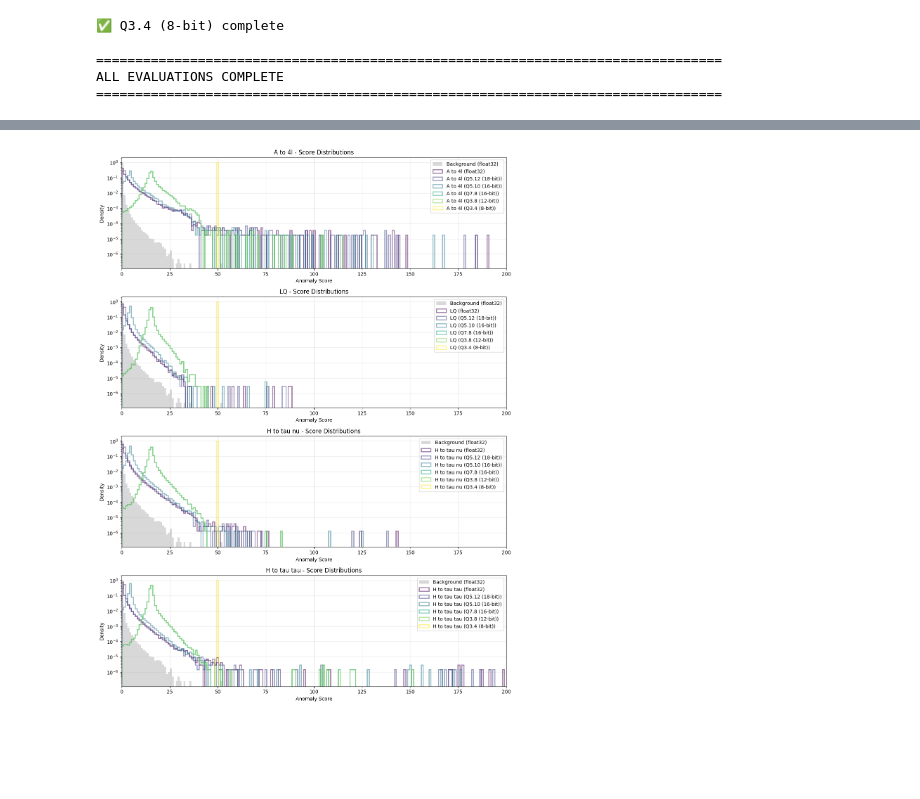
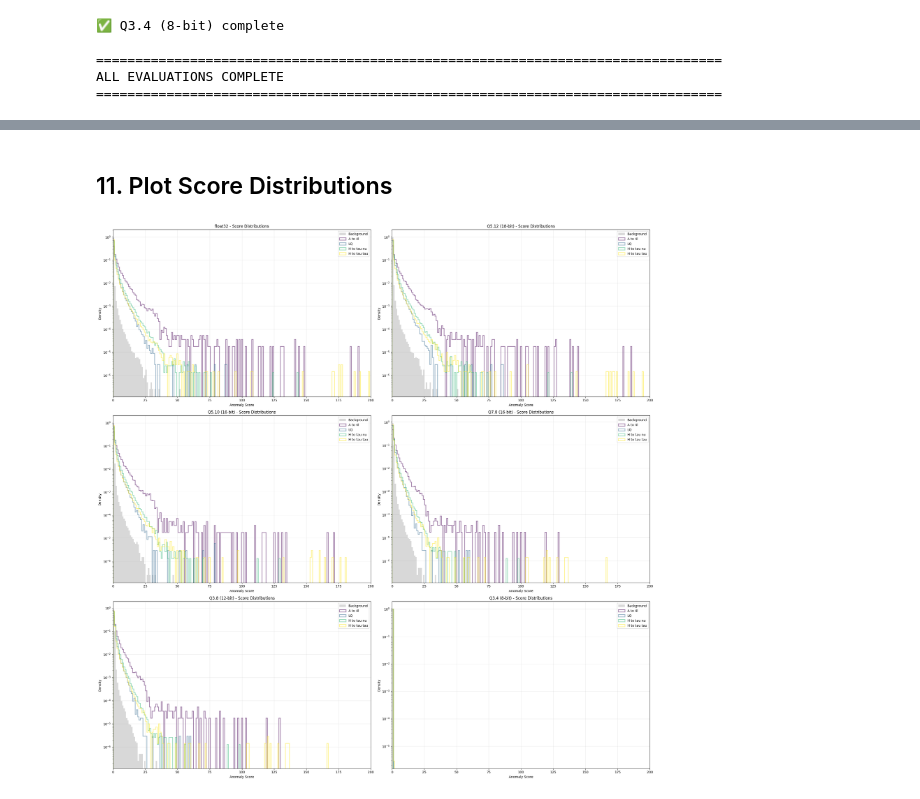
Before and after one commit to SLAC-Julia-Group/hardware-aware-tensor-networks, a Jupyter notebook: TN/quantization_testbed.ipynb, the cells around one changed output, grey strips where cells are left out. Cells and saved outputs as stored; diff of their text form; code cells hidden in the pictures; blank space fills up the shorter version.

```diff
--- a/TN/quantization_testbed.ipynb
+++ b/TN/quantization_testbed.ipynb
@@ -166,12 +185,12 @@ print("EVALUATING FLOAT32 BASELINE")
 print("="*80)
 
 # Evaluate background
-bkg_float = testbed.evaluate_float(background_loader, score_term, verbose=True)
+bkg_float = testbed.evaluate_float(background_loader, norm_term, verbose=True)
 
 # Evaluate signals
 signals_float = {}
 for signal_name, signal_loader in signal_loaders.items():
-    signals_float[signal_name] = testbed.evaluate_float(signal_loader, score_term, verbose=True)
+    signals_float[signal_name] = testbed.evaluate_float(signal_loader, norm_term, verbose=True)
 
 print("\n✅ Float32 baseline complete")
 print(f"   Background: {len(bkg_float)} samples")
@@ -187,7 +206,7 @@ EVALUATING FLOAT32 BASELINE
 ## 7. Run Quantization Sweep
 # %%
 # Store results
-all_results = {
+all_norms = {
     'float32': {
         'background': bkg_float,
         'signals': signals_float,
@@ -204,15 +223,15 @@ for n_word, n_frac, name in quantization_configs:
     testbed.quantize(n_word=n_word, n_frac=n_frac, signed=True)
 
     # Evaluate background
-    bkg_quant = testbed.evaluate_quantized(background_loader, score_term, verbose=True)
+    bkg_quant = testbed.evaluate_quantized(background_loader, norm_term, verbose=True)
 
     # Evaluate signals
     signals_quant = {}
     for signal_name, signal_loader in signal_loaders.items():
-        signals_quant[signal_name] = testbed.evaluate_quantized(signal_loader, score_term, verbose=True)
+        signals_quant[signal_name] = testbed.evaluate_quantized(signal_loader, norm_term, verbose=True)
 
     # Store results
-    all_results[name] = {
+    all_norms[name] = {
         'background': bkg_quant,
         'signals': signals_quant,
         'config': testbed.config,
@@ -409,39 +525,44 @@ os.makedirs(output_dir, exist_ok=True)
+# %% [markdown]
+## 11. Plot Score Distributions
 # %%
-# Plot distributions for each signal
+# Plot distributions for each precision
+n_configs = len(all_scores)
 n_signals = len(signal_loaders)
-n_configs = len(all_results)
 
-fig, axes = plt.subplots(n_signals, 1, figsize=(12, 4*n_signals))
-if n_signals == 1:
+import math
+fig, axes = plt.subplots(math.ceil(n_configs/2), 2, figsize=(24, 4*n_configs))
+if n_configs == 1:
     axes = [axes]
 
-colors = plt.cm.viridis(np.linspace(0, 1, n_configs))
-bins = np.linspace(0, 200, 200)
+colors = plt.cm.viridis(np.linspace(0, 1, n_signals))
+xmin = 0
+xmax = 200
+bins = np.linspace(xmin, xmax, xmax-xmin)
 
-for sig_idx, signal_name in enumerate(signal_loaders.keys()):
-    ax = axes[sig_idx]
+for config_idx, (config_name, results) in enumerate(all_scores.items()):
+    ax = axes[int(config_idx/2)][config_idx%2]
 
-    # Plot background (same for all)
-    bkg_scores = all_results['float32']['background']
-    ax.hist(bkg_scores, bins=bins, alpha=0.3, label='Background (float32)',
+    # Plot background
+    bkg_scores = results['background']
+    ax.hist(bkg_scores, bins=bins, alpha=0.3, label='Background',
             density=True, histtype='stepfilled', color='gray')
 
     # Plot signals for each config
-    for config_idx, (config_name, results) in enumerate(all_results.items()):
+    for sig_idx, signal_name in enumerate(signal_loaders.keys()):
         sig_scores = results['signals'][signal_name]
-        ax.hist(sig_scores, bins=bins, alpha=0.5, label=f'{signal_name} ({config_name})',
-                density=True, histtype='step', linewidth=2, color=colors[config_idx])
+        ax.hist(sig_scores, bins=bins, alpha=0.5, label=f'{signal_name}',
+                density=True, histtype='step', linewidth=2, color=colors[sig_idx])
 
     ax.set_xlabel('Anomaly Score')
     ax.set_ylabel('Density')
-    ax.set_title(f'{signal_name} - Score Distributions')
+    ax.set_title(f'{config_name} - Score Distributions')
     ax.legend(loc='best')
     ax.set_yscale('log')
     ax.grid(alpha=0.3)
-    ax.set_xlim([0,200])
+    ax.set_xlim([xmin, xmax])
 
 plt.tight_layout()
-plt.savefig(output_dir+"/anomaly_score_distributions_bysignal.png")
+plt.savefig(output_dir+"/anomaly_score_distributions_byprecision.png")
 plt.show()
 # %% [output]
-[figure, old version]
+[figure, new version]
```
Also changed, not shown: parts of 20 cells of this notebook.
